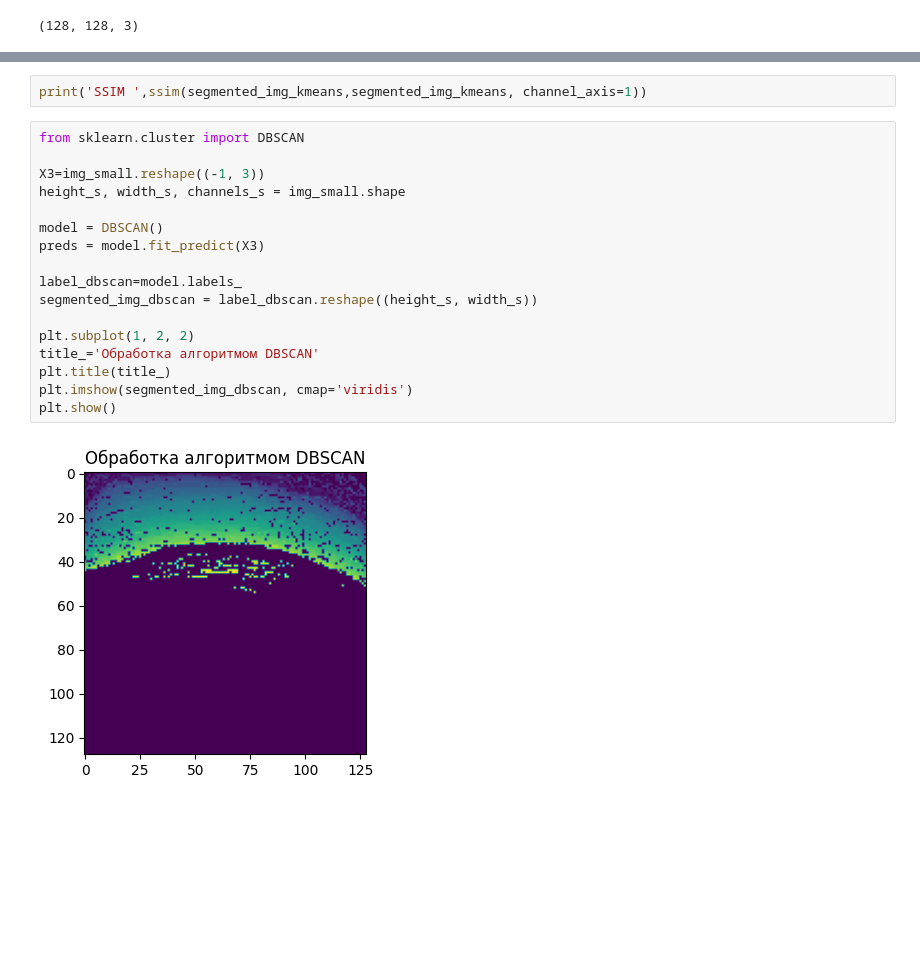
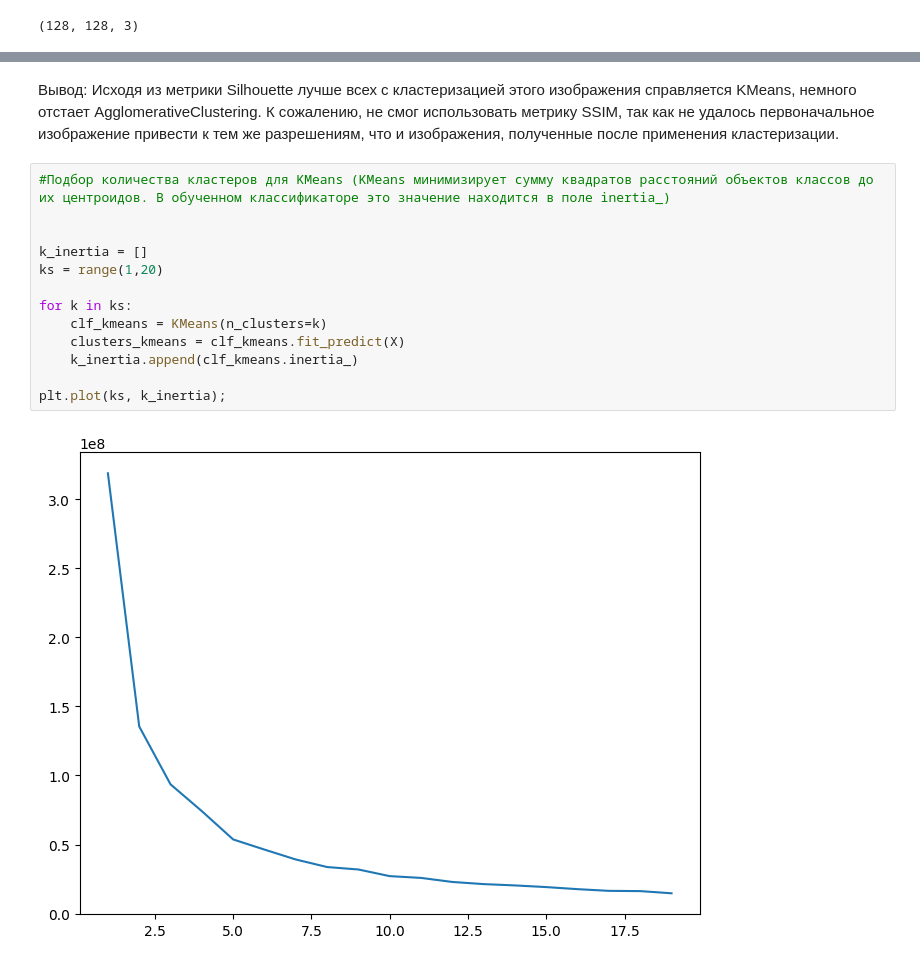
Before and after one commit to OVP2023/ML, a Jupyter notebook: кластеризация_дз_v2.ipynb, the cells around one changed output, grey strips where cells are left out. Drawn from its saved outputs; the diff is of its cells as text; blank space fills up the shorter version.

```diff
--- a/кластеризация_дз_v2.ipynb
+++ b/кластеризация_дз_v2.ipynb
@@ -149,21 +153,17 @@ for  algo in algorithms_ac:
-# %%
-print('SSIM ',ssim(segmented_img_kmeans,segmented_img_kmeans, channel_axis=1))
-# %%
-from sklearn.cluster import DBSCAN
-
-X3=img_small.reshape((-1, 3))
-height_s, width_s, channels_s = img_small.shape
-
-model = DBSCAN()
-preds = model.fit_predict(X3)
-
-label_dbscan=model.labels_
-segmented_img_dbscan = label_dbscan.reshape((height_s, width_s))
-
-plt.subplot(1, 2, 2)
-title_='Обработка алгоритмом DBSCAN'
-plt.title(title_)
-plt.imshow(segmented_img_dbscan, cmap='viridis')
-plt.show()
-# %% [output]
-[figure, removed]
+# %% [markdown]
+Вывод: Исходя из метрики Silhouette  лучше всех с кластеризацией этого изображения справляется KMeans, немного отстает AgglomerativeClustering. К сожалению, не смог использовать метрику SSIM, так как не удалось первоначальное изображение привести к тем же разрешениям, что и изображения, полученные после применения кластеризации.
+# %%
+#Подбор количества кластеров для KMeans (KMeans минимизирует сумму квадратов расстояний объектов классов до их центроидов. В обученном классификаторе это значение находится в поле inertia_)
+
+
+k_inertia = []
+ks = range(1,20)
+
+for k in ks:
+    clf_kmeans = KMeans(n_clusters=k)
+    clusters_kmeans = clf_kmeans.fit_predict(X)
+    k_inertia.append(clf_kmeans.inertia_)
+
+plt.plot(ks, k_inertia);
+# %% [output]
+[figure, added]
```
Also changed, not shown: parts of 3 cells of this notebook.
